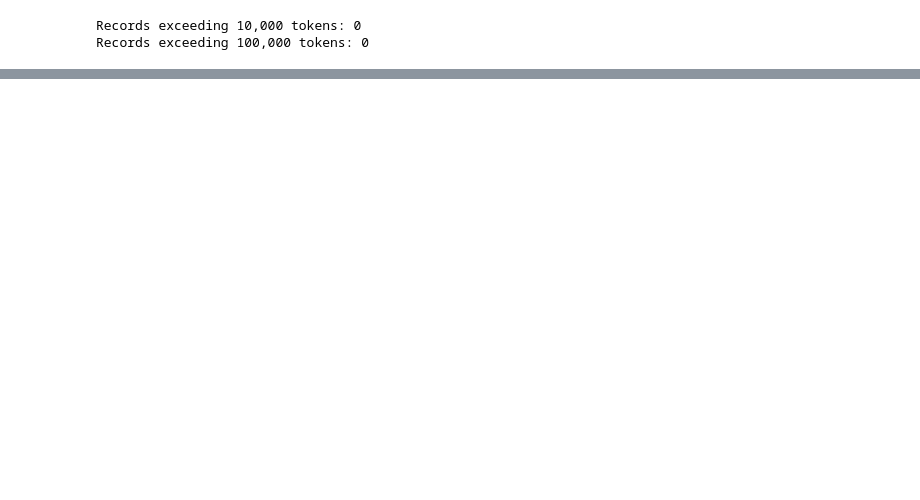
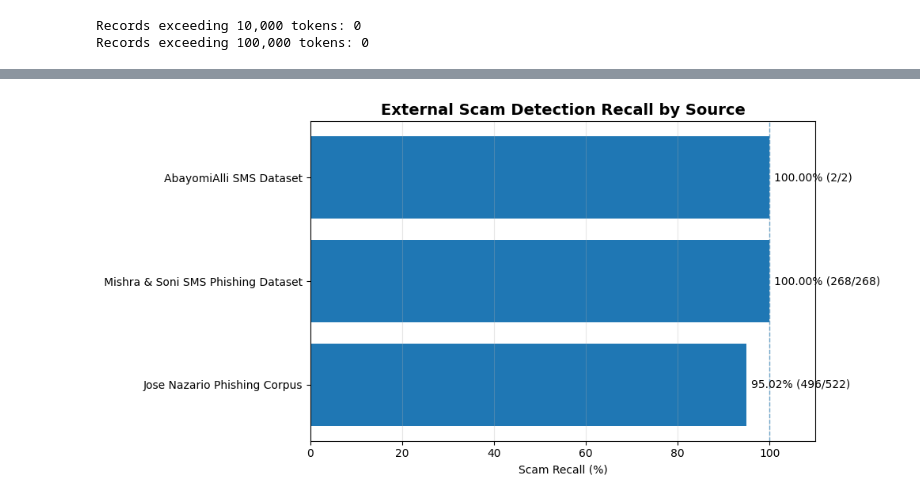
Before and after one commit to Supan-Roy/financial-scam-analysis, a Jupyter notebook: notebooks/09_external_source_generalization_evaluation.ipynb, the cells around one changed output, grey strips where cells are left out. Cells and saved outputs as stored; diff of their text form; code cells hidden in the pictures; blank space fills up the shorter version.

```diff
--- a/notebooks/09_external_source_generalization_evaluation.ipynb
+++ b/notebooks/09_external_source_generalization_evaluation.ipynb
@@ -446,0 +1282,46 @@ Records exceeding 100,000 tokens: 0
+# %%
+# ============================================================
+# CELL 22: SOURCE-WISE EXTERNAL SCAM RECALL
+# ============================================================
+
+fig, ax = plt.subplots(figsize=(10, 5))
+
+plot_data = source_summary.sort_values(
+    "Scam Recall (%)", ascending=True
+)
+
+bars = ax.barh(
+    plot_data["Source"],
+    plot_data["Scam Recall (%)"]
+)
+
+ax.set_xlim(0, 110)
+ax.set_xlabel("Scam Recall (%)")
+ax.set_title(
+    "External Scam Detection Recall by Source",
+    fontsize=14,
+    fontweight="bold"
+)
+
+ax.axvline(
+    100,
+    linestyle="--",
+    linewidth=1,
+    alpha=0.6
+)
+
+ax.grid(axis="x", alpha=0.3)
+
+for bar, (_, row) in zip(bars, plot_data.iterrows()):
+    ax.text(
+        row["Scam Recall (%)"] + 1,
+        bar.get_y() + bar.get_height() / 2,
+        f'{row["Scam Recall (%)"]:.2f}% ({row["Detected"]}/{row["Total Scams"]})',
+        va="center",
+        fontsize=10
+    )
+
+plt.tight_layout()
+plt.show()
+# %% [output]
+[figure, added]
```
Also changed, not shown: parts of 18 cells of this notebook.
